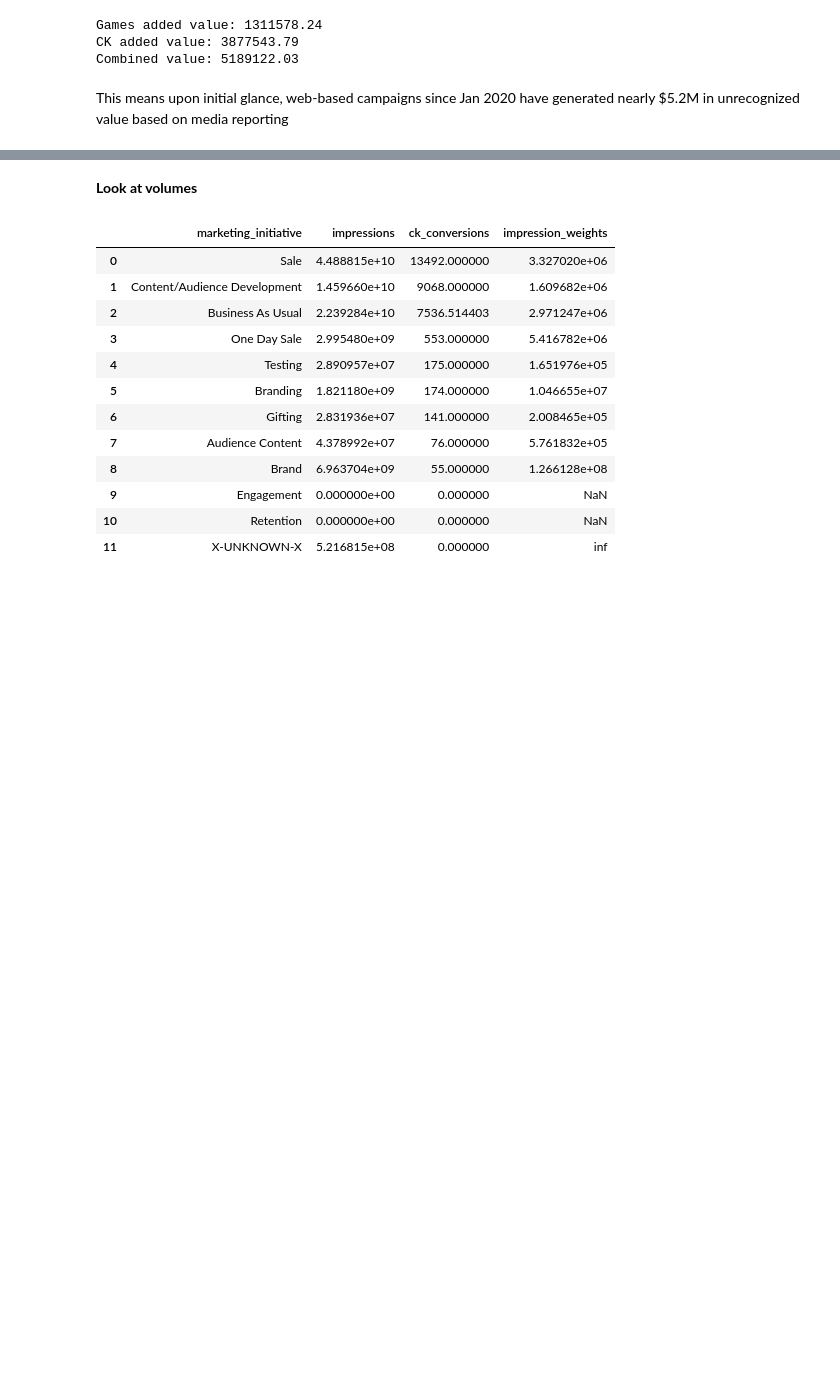
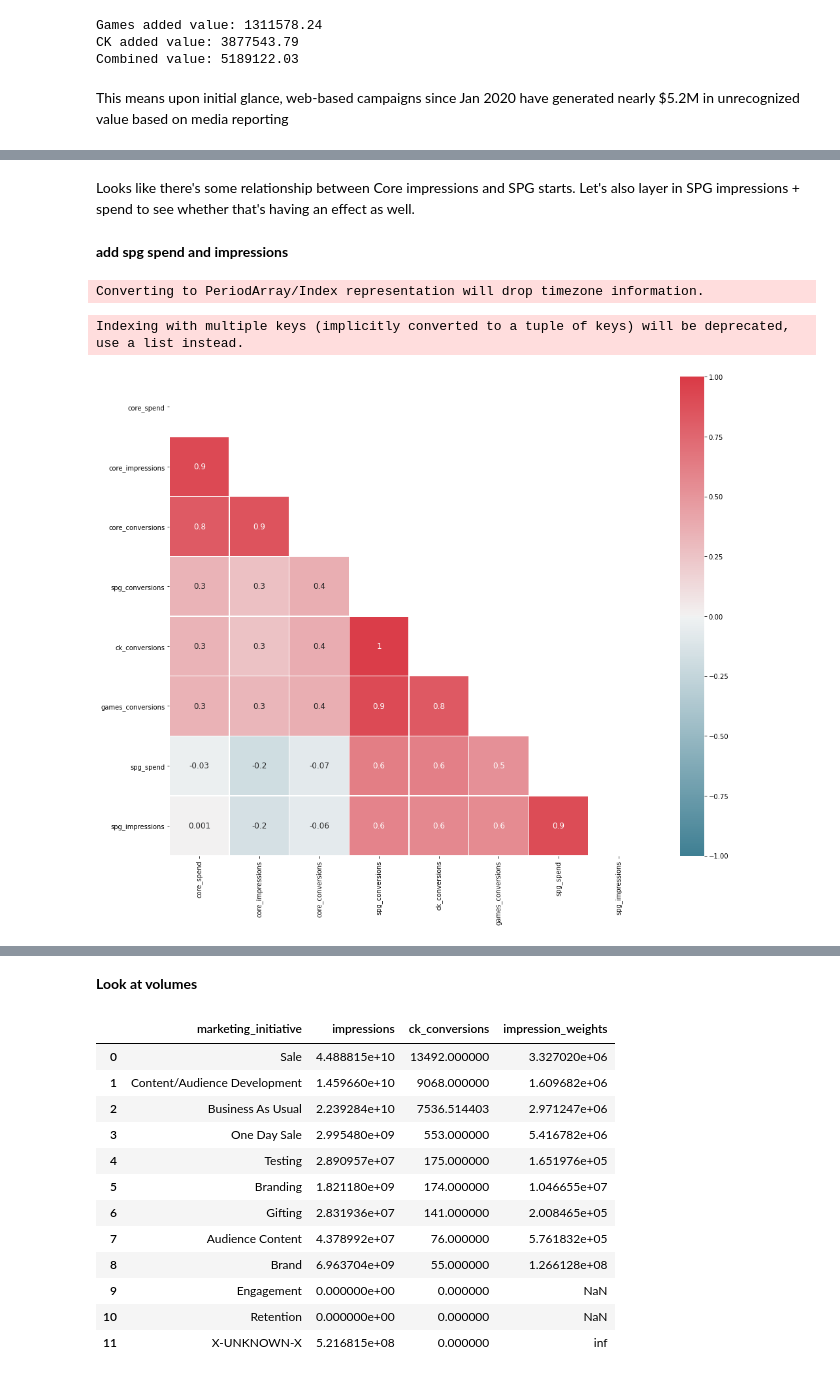
Before and after one commit to LucasCMazzotti/NYT, a Jupyter notebook: cross-sell-exploration.ipynb, the cells around one changed output, grey strips where cells are left out. Saved outputs shown, nothing was run; the diff lists cells and outputs as text; code cells hidden in the pictures; blank space fills up the shorter version.

```diff
--- a/cross-sell-exploration.ipynb
+++ b/cross-sell-exploration.ipynb
@@ -195,0 +380,35 @@ This means upon initial glance, web-based campaigns since Jan 2020 have generate
+# %% [markdown]
+Looks like there's some relationship between Core impressions and SPG starts. Let's also layer in SPG impressions + spend to see whether that's having an effect as well.
+# %% [markdown]
+__add spg spend and impressions__
+# %%
+spg_df = df[(df['marketing_subinitiative'].isin(['Cooking','Games'])) &
+  ~(df['campaign'].str.contains('app'))]
+
+spg_df['year_month_cal'] = spg_df['date'].dt.strftime('%Y-%m')
+spg_df['year_week_iso'] = spg_df['date'].dt.strftime('%GW%V')
+
+spg_df['year_week_monday'] = spg_df['date'].dt.to_period('W').apply(lambda r: r.start_time)
+# %% [output]
+Converting to PeriodArray/Index representation will drop timezone information.
+# %%
+#create summary to merge with plt
+spg_df = spg_df.groupby('year_week_monday')['spend','impressions'].sum()
+spg_df.rename(columns = {'spend':'spg_spend',
+                        'impressions':'spg_impressions'},
+              inplace=True)
+# %% [output]
+Indexing with multiple keys (implicitly converted to a tuple of keys) will be deprecated, use a list instead.
+# %%
+core_plt.reset_index(inplace=True)
+spg_df.reset_index(inplace=True)
+# %%
+#merge core and spg data
+plt_merged = core_plt.merge(spg_df, how='left', on='year_week_monday').set_index('year_week_monday')
+
+#get rid of nulls
+plt_merged.fillna(0, inplace=True)
+# %%
+get_corr_matrix(plt_merged, plt_merged.columns.values, start=plt_merged.index.values.min(), end=plt_merged.index.values.max())
+# %% [output]
+[figure, added]
```
Also changed, not shown: parts of 23 cells of this notebook.
